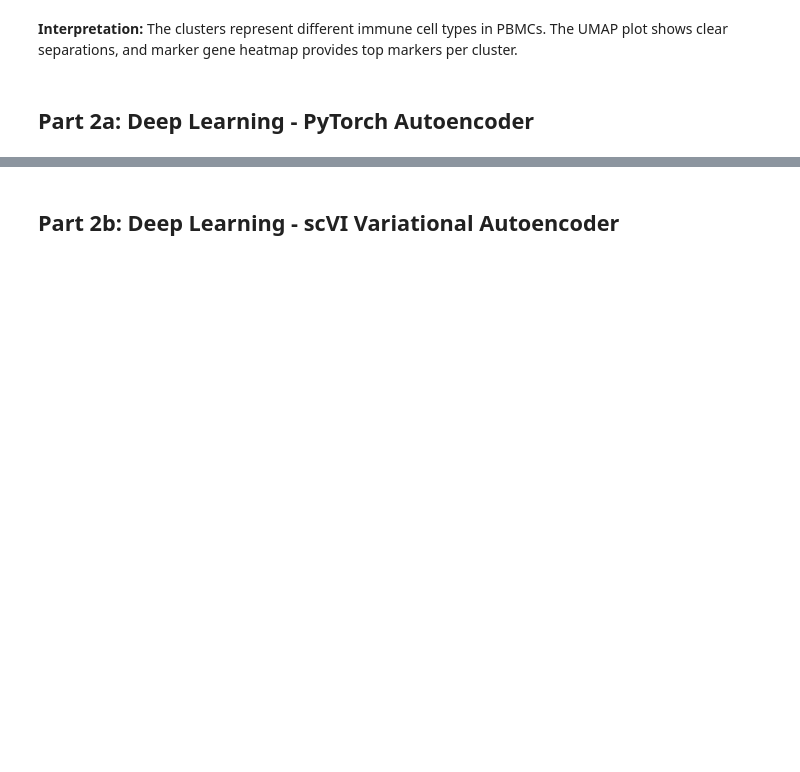
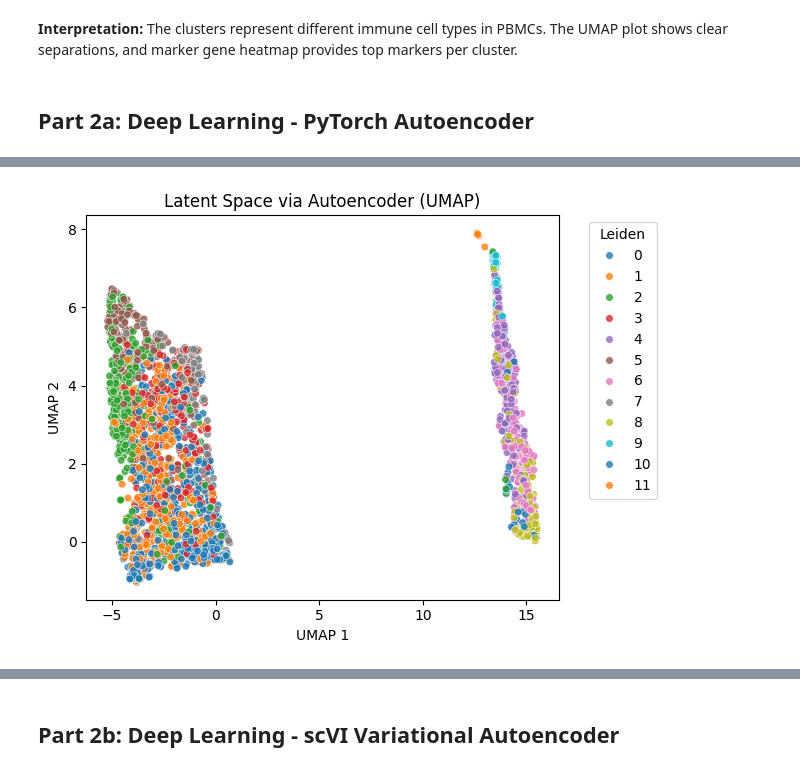
Before and after one commit to vasighiz/bio-dl-test, a Jupyter notebook: solution.ipynb, the cells around one changed output, grey strips where cells are left out. Saved outputs shown, nothing was run; the diff lists cells and outputs as text; code cells hidden in the pictures; blank space fills up the shorter version.

```diff
--- a/solution.ipynb
+++ b/solution.ipynb
@@ -85,4 +99,20 @@ for epoch in range(100):
 # Extract latent space
 _, latent = model(X_tensor)
 latent_np = latent.detach().numpy()
+# %%
+# Apply UMAP to the latent space
+reducer = umap.UMAP(n_components=2, random_state=42)
+latent_umap = reducer.fit_transform(latent_np)
+
+# Visualize with UMAP
+sns.scatterplot(x=latent_umap[:, 0], y=latent_umap[:, 1],
+                hue=adata.obs['leiden'], palette='tab10', s=30, alpha=0.8)
+plt.title("Latent Space via Autoencoder (UMAP)")
+plt.xlabel("UMAP 1")
+plt.ylabel("UMAP 2")
+plt.legend(title='Leiden', bbox_to_anchor=(1.05, 1), loc='upper left')
+plt.tight_layout()
+plt.show()
+# %% [output]
+[figure, added]
 # %%
```
Also changed, not shown: parts of 9 cells of this notebook.
